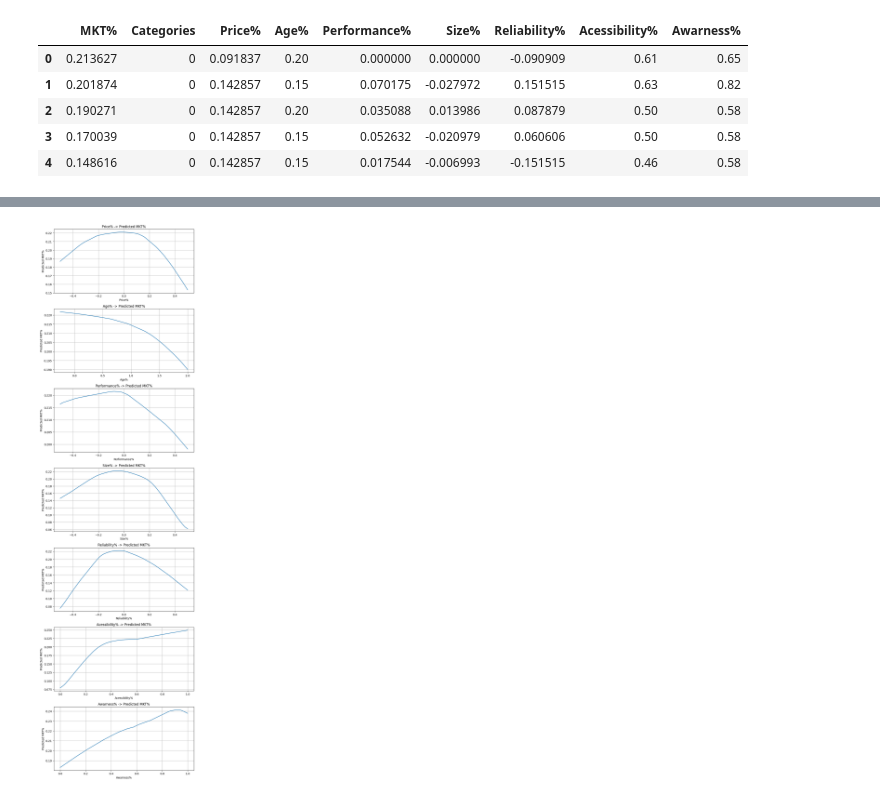
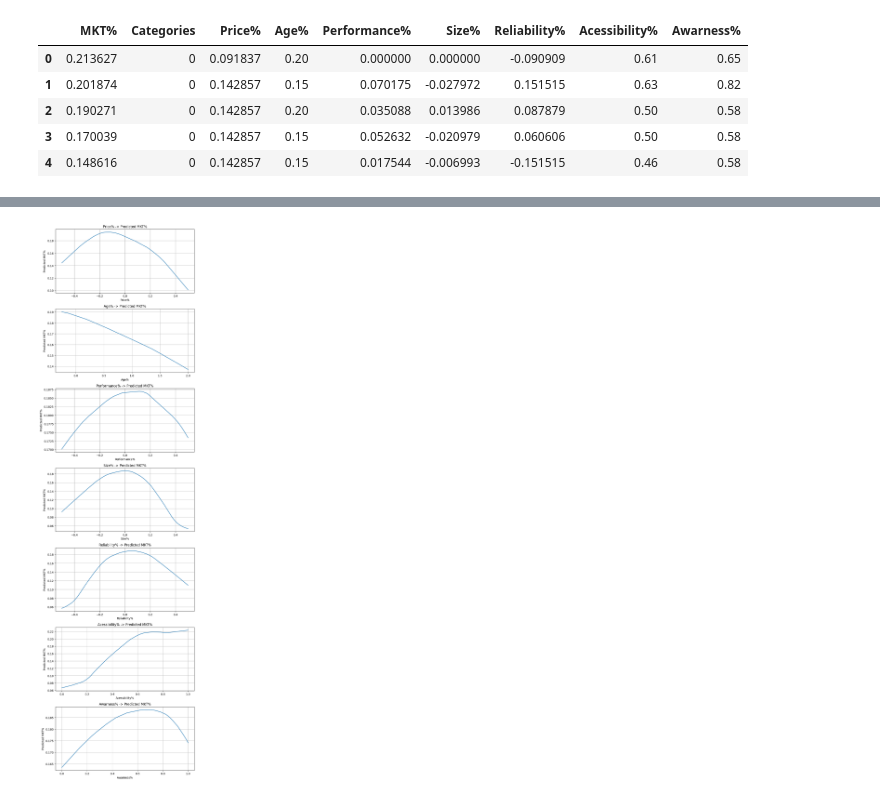
Before and after one commit to GrantKincaid/capsim_model, a Jupyter notebook: model.ipynb, the cells around one changed output, grey strips where cells are left out. Cells and saved outputs as stored; diff of their text form; code cells hidden in the pictures.

```diff
--- a/model.ipynb
+++ b/model.ipynb
@@ -392,7 +319,7 @@ num_cols = [
 ]
 
 base_sample = {
-    "Categories": 4,
+    "Categories": 0,
     "Price%": 0.00,
     "Age%": 0.0,
     "Performance%": 0.0,
@@ -427,33 +354,33 @@ def plot_feature_sweeps(model, base_sample, num_cols, feature_ranges, num_points
     fig, axes = plt.subplots(n, 1, figsize=(8, 4 * n))
 
     if n == 1:
         axes = [axes]
 
     for ax, feature in zip(axes, num_cols):
         lo, hi = feature_ranges[feature]
         sweep_vals = np.linspace(lo, hi, num_points)
 
         preds = []
         for val in sweep_vals:
             sample = base_sample.copy()
             sample[feature] = float(val)
             preds.append(predict_single(model, sample, num_cols))
 
         ax.plot(sweep_vals, preds)
         ax.set_title(f"{feature} -> Predicted MKT%")
         ax.set_xlabel(feature)
         ax.set_ylabel("Predicted MKT%")
         ax.grid(True)
 
     plt.tight_layout()
 
 
 
 
     plt.show()
 
 plot_feature_sweeps(model, base_sample, num_cols, feature_ranges)
 # %% [output]
-[figure, old version]
+[figure, new version]
 # %%
 model.save("models/m-v1.keras")
```
Also changed, not shown: parts of 3 cells of this notebook.
